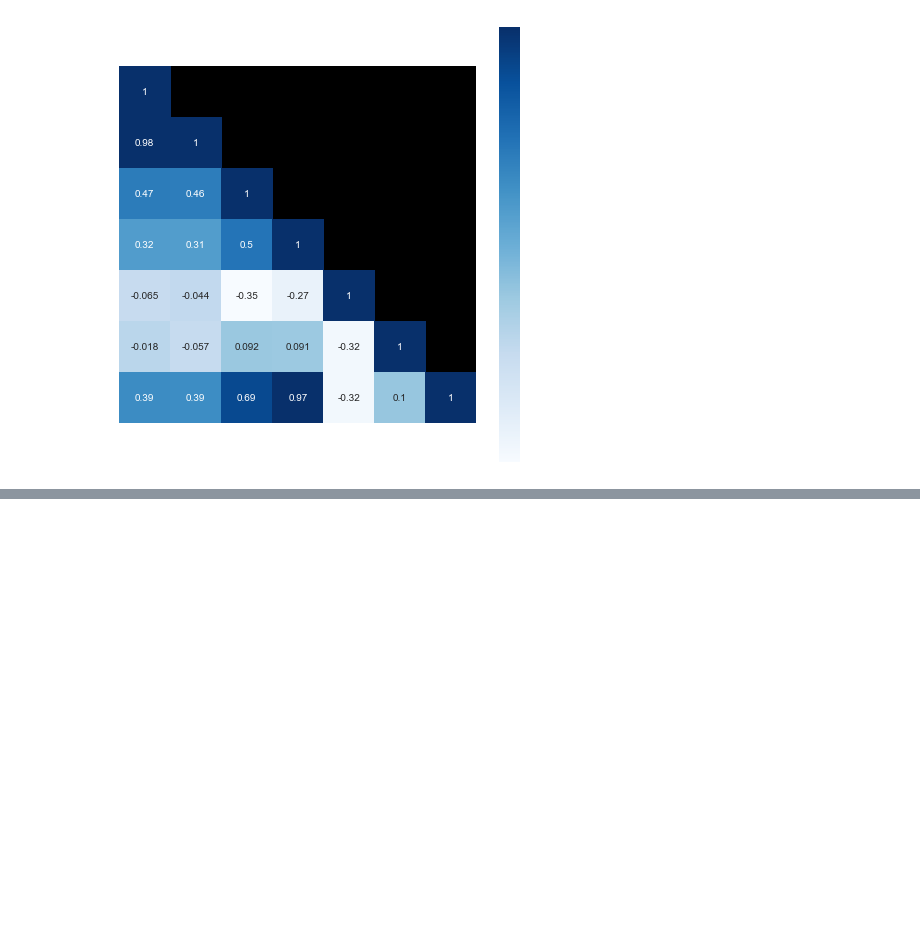
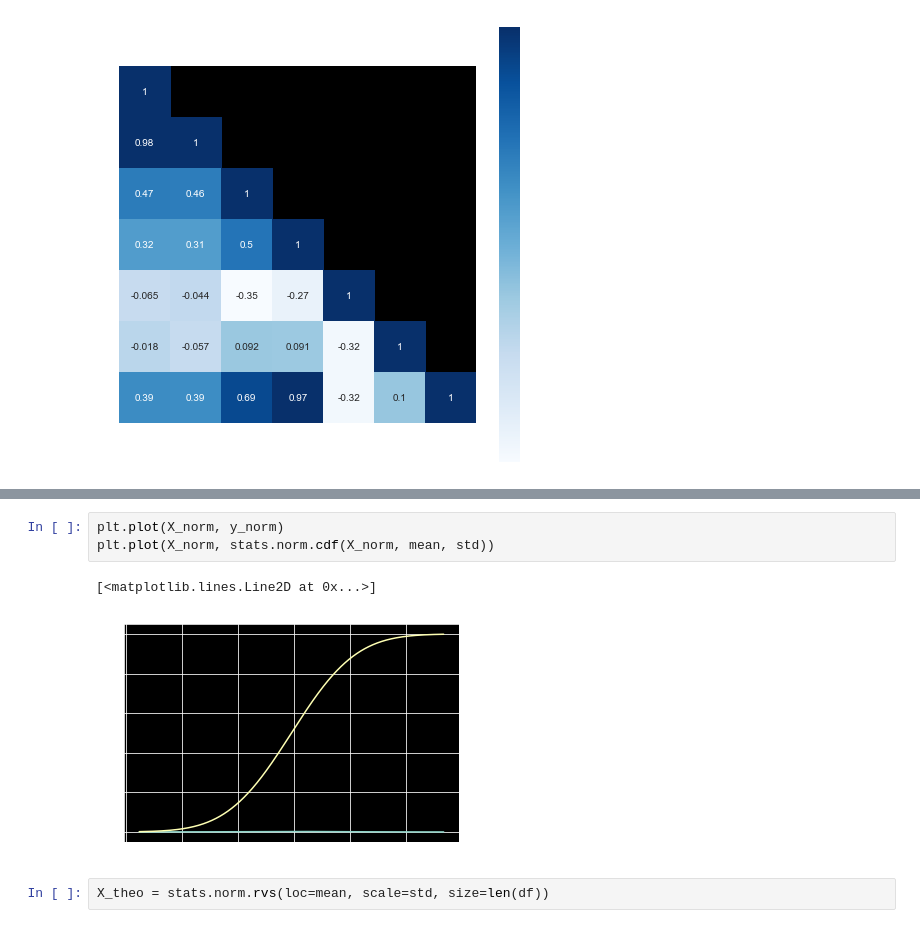
Before and after one commit to yugitti/kaggle, a Jupyter notebook: Untitled.ipynb, the cells around one changed output, grey strips where cells are left out. Saved outputs shown, nothing was run; the diff lists cells and outputs as text; blank space fills up the shorter version.

```diff
--- a/Untitled.ipynb
+++ b/Untitled.ipynb
@@ -359,0 +403,8 @@ plt.scatter(df["registered"], df["casual"],marker=".")
+# %%
+plt.plot(X_norm, y_norm)
+plt.plot(X_norm, stats.norm.cdf(X_norm, mean, std))
+# %% [output]
+[<matplotlib.lines.Line2D at 0x...>]
+[figure, added]
+# %%
+X_theo = stats.norm.rvs(loc=mean, scale=std, size=len(df))
```
Also changed, not shown: parts of 31 cells of this notebook, 2 other files.
